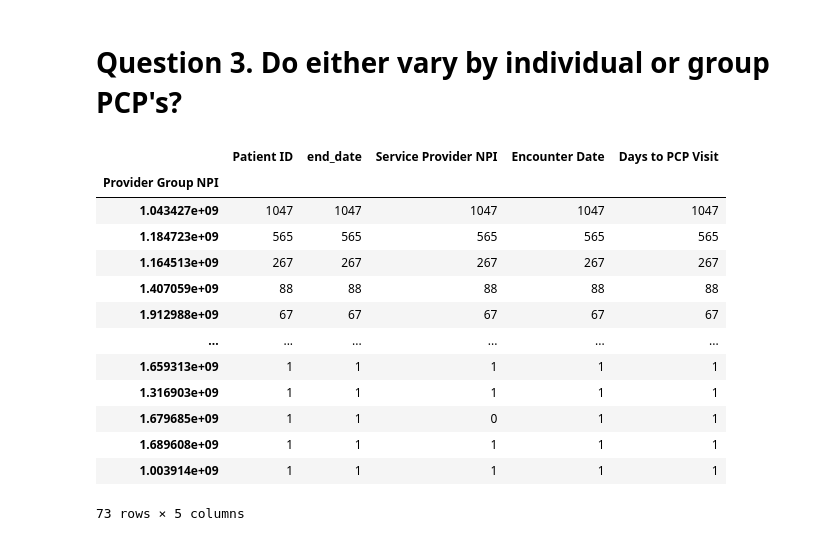
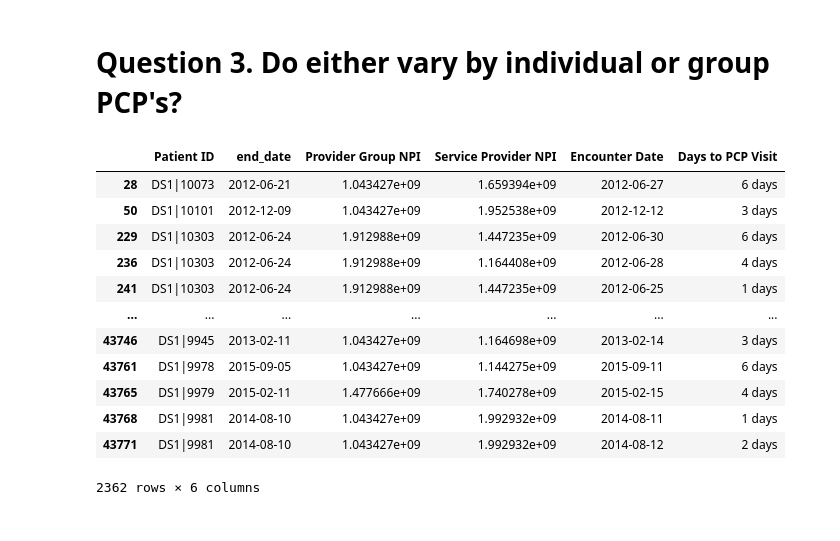
Before and after one commit to rghertel/hospital-readmission-not-koalas, a Jupyter notebook: Hospital-readmissions.ipynb, the cells around one changed output. Drawn from its saved outputs; the diff is of its cells as text; code cells hidden in the pictures.

```diff
--- a/Hospital-readmissions.ipynb
+++ b/Hospital-readmissions.ipynb
@@ -344,19 +344,18 @@ pcp_rate
 # %% [markdown]
 # Question 3. Do either vary by individual or group PCP's?
 # %%
-pcp_seven.groupby(['Provider Group NPI']).count().sort_values('Patient ID',ascending=False)
+pcp_seven
 # %% [output]
-|  | Patient ID | end_date | Service Provider NPI | Encounter Date | Days to PCP Visit |
-| Provider Group NPI |  |  |  |  |  |
-| 1.043427e+09 | 1047 | 1047 | 1047 | 1047 | 1047 |
-| 1.184723e+09 | 565 | 565 | 565 | 565 | 565 |
-| 1.164513e+09 | 267 | 267 | 267 | 267 | 267 |
-| 1.407059e+09 | 88 | 88 | 88 | 88 | 88 |
-| 1.912988e+09 | 67 | 67 | 67 | 67 | 67 |
-| ... | ... | ... | ... | ... | ... |
-| 1.659313e+09 | 1 | 1 | 1 | 1 | 1 |
-| 1.316903e+09 | 1 | 1 | 1 | 1 | 1 |
-| 1.679685e+09 | 1 | 1 | 0 | 1 | 1 |
-| 1.689608e+09 | 1 | 1 | 1 | 1 | 1 |
-| 1.003914e+09 | 1 | 1 | 1 | 1 | 1 |
+|  | Patient ID | end_date | Provider Group NPI | Service Provider NPI | Encounter Date | Days to PCP Visit |
+| 28 | DS1|10073 | 2012-06-21 | 1.043427e+09 | 1.659394e+09 | 2012-06-27 | 6 days |
+| 50 | DS1|10101 | 2012-12-09 | 1.043427e+09 | 1.952538e+09 | 2012-12-12 | 3 days |
+| 229 | DS1|10303 | 2012-06-24 | 1.912988e+09 | 1.447235e+09 | 2012-06-30 | 6 days |
+| 236 | DS1|10303 | 2012-06-24 | 1.912988e+09 | 1.164408e+09 | 2012-06-28 | 4 days |
+| 241 | DS1|10303 | 2012-06-24 | 1.912988e+09 | 1.447235e+09 | 2012-06-25 | 1 days |
+| ... | ... | ... | ... | ... | ... | ... |
+| 43746 | DS1|9945 | 2013-02-11 | 1.043427e+09 | 1.164698e+09 | 2013-02-14 | 3 days |
+| 43761 | DS1|9978 | 2015-09-05 | 1.043427e+09 | 1.144275e+09 | 2015-09-11 | 6 days |
+| 43765 | DS1|9979 | 2015-02-11 | 1.477666e+09 | 1.740278e+09 | 2015-02-15 | 4 days |
+| 43768 | DS1|9981 | 2014-08-10 | 1.043427e+09 | 1.992932e+09 | 2014-08-11 | 1 days |
+| 43771 | DS1|9981 | 2014-08-10 | 1.043427e+09 | 1.992932e+09 | 2014-08-12 | 2 days |
-73 rows × 5 columns
+2362 rows × 6 columns
```
Also changed, not shown: parts of 24 cells of this notebook.
